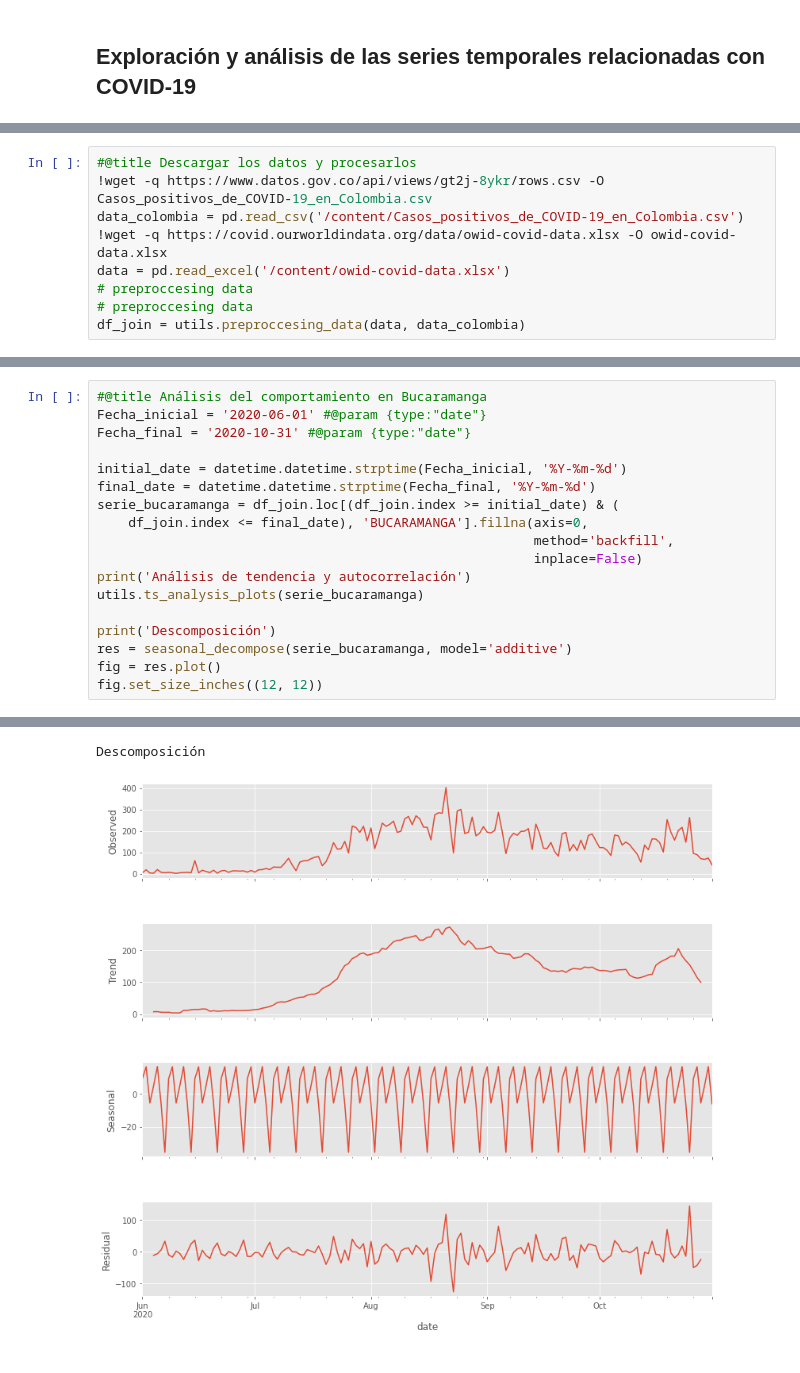
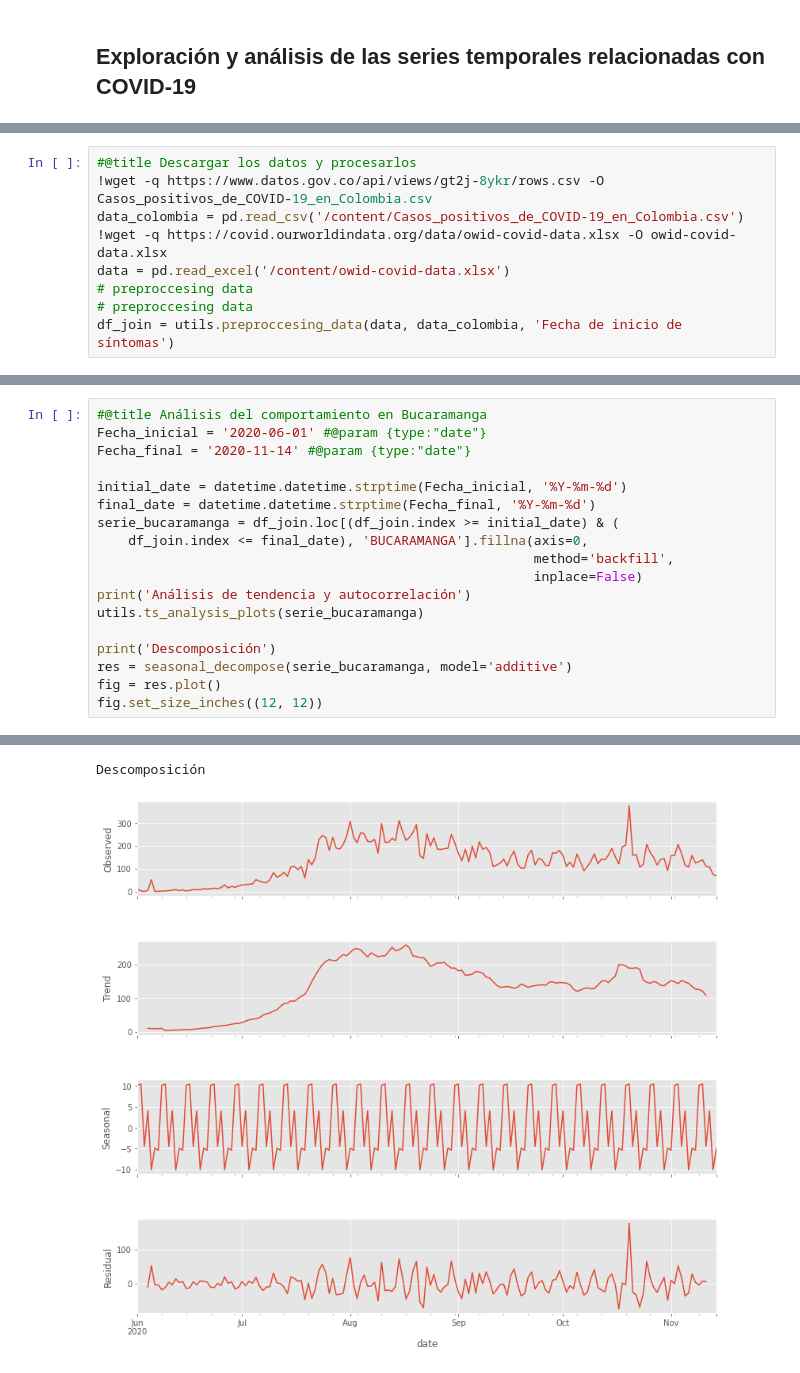
Before and after one commit to jeffersonrodriguezc/Forecasting_COVID_BGA, a Jupyter notebook: EDA_COVID_19_time_series.ipynb, the cells around one changed output, grey strips where cells are left out. Drawn from its saved outputs; the diff is of its cells as text.

```diff
--- a/EDA_COVID_19_time_series.ipynb
+++ b/EDA_COVID_19_time_series.ipynb
@@ -58,5 +59,5 @@ data_colombia = pd.read_csv('/content/Casos_positivos_de_COVID-19_en_Colombia.cs
 data = pd.read_excel('/content/owid-covid-data.xlsx')
 # preproccesing data
 # preproccesing data
-df_join = utils.preproccesing_data(data, data_colombia)
+df_join = utils.preproccesing_data(data, data_colombia, 'Fecha de inicio de síntomas')
 # %% [output]
@@ -114,7 +115,7 @@ df_join[cities_top].iloc[:, :].rolling(7).mean().fillna(
 # %%
 #@title Análisis del comportamiento en Bucaramanga
 Fecha_inicial = '2020-06-01' #@param {type:"date"}
-Fecha_final = '2020-10-31' #@param {type:"date"}
+Fecha_final = '2020-11-14' #@param {type:"date"}
 
 initial_date = datetime.datetime.strptime(Fecha_inicial, '%Y-%m-%d')
 final_date = datetime.datetime.strptime(Fecha_final, '%Y-%m-%d')
@@ -135,2 +136,2 @@ Análisis de tendencia y autocorrelación
 Descomposición
-[figure, old version]
+[figure, new version]
```
Also changed, not shown: parts of 7 cells of this notebook, 1 other file.
